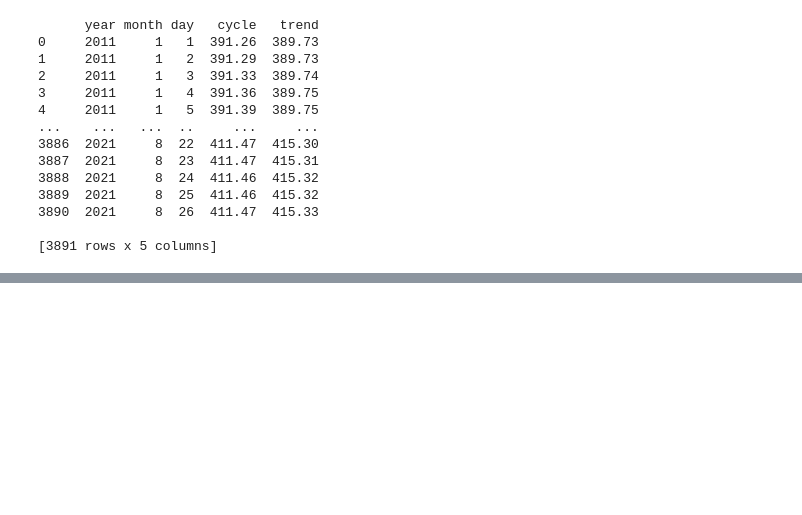
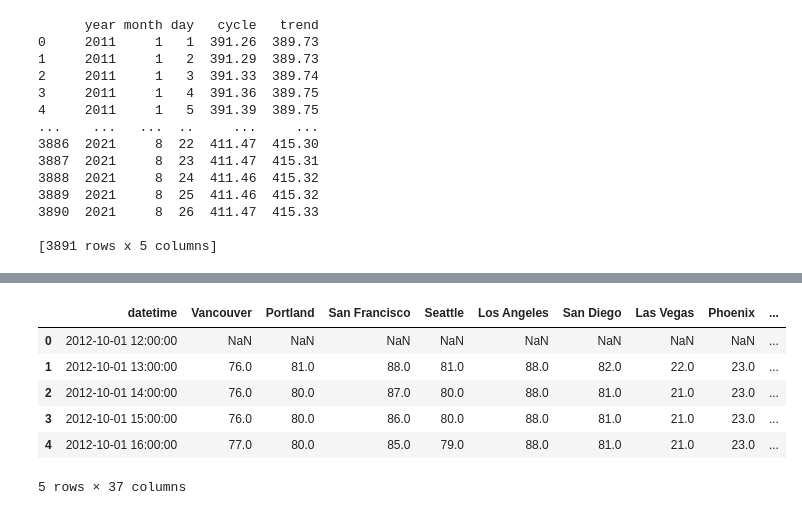
Before and after one commit to JulianTrufero/CO2-and-Temperatures-Seasonality, a Jupyter notebook: P.ipynb, the cells around one changed output, grey strips where cells are left out. Drawn from its saved outputs; the diff is of its cells as text; code cells hidden in the pictures; blank space fills up the shorter version.

```diff
--- a/P.ipynb
+++ b/P.ipynb
@@ -63,0 +143,12 @@ pd.DataFrame(te)
+# %%
+h = pd.read_csv('/home/julian/Cursos/Ironhack/Proyectos/Proyecto2/humidity.csv')
+# %%
+h.head()
+# %% [output]
+|  | datetime | Vancouver | Portland | San Francisco | Seattle | Los Angeles | San Diego | Las Vegas | Phoenix | ... |
+| 0 | 2012-10-01 12:00:00 | NaN | NaN | NaN | NaN | NaN | NaN | NaN | NaN | ... |
+| 1 | 2012-10-01 13:00:00 | 76.0 | 81.0 | 88.0 | 81.0 | 88.0 | 82.0 | 22.0 | 23.0 | ... |
+| 2 | 2012-10-01 14:00:00 | 76.0 | 80.0 | 87.0 | 80.0 | 88.0 | 81.0 | 21.0 | 23.0 | ... |
+| 3 | 2012-10-01 15:00:00 | 76.0 | 80.0 | 86.0 | 80.0 | 88.0 | 81.0 | 21.0 | 23.0 | ... |
+| 4 | 2012-10-01 16:00:00 | 77.0 | 80.0 | 85.0 | 79.0 | 88.0 | 81.0 | 21.0 | 23.0 | ... |
+5 rows × 37 columns
```
Also changed, not shown: parts of 16 cells of this notebook.
